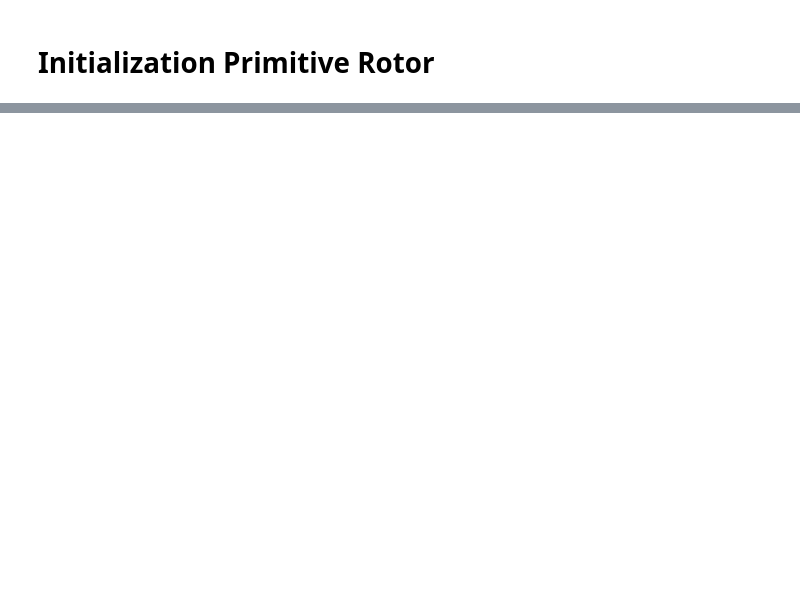
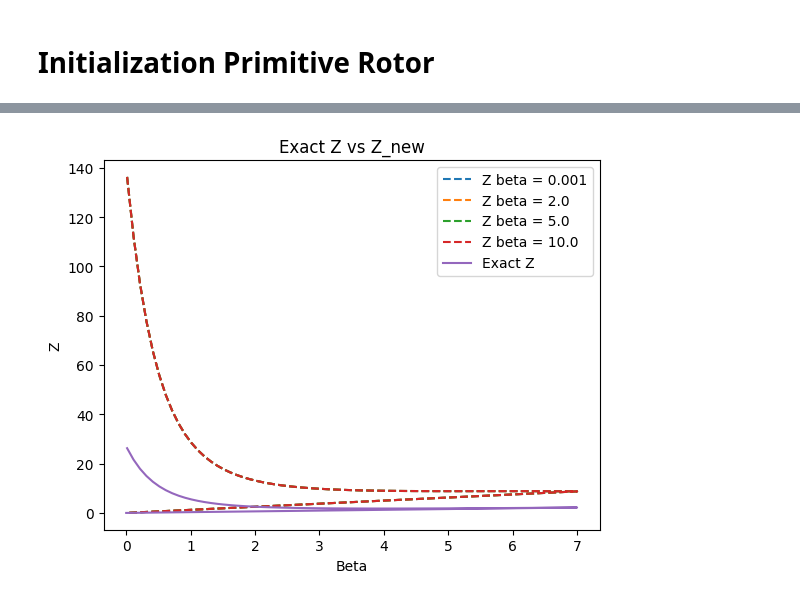
Before and after one commit to Gilfrim/Computational-Analysis-of-Many-Rotor-Systems, a Jupyter notebook: new_TF.ipynb, the cells around one changed output, grey strips where cells are left out. Saved outputs shown, nothing was run; the diff lists cells and outputs as text; code cells hidden in the pictures; blank space fills up the shorter version.

```diff
--- a/new_TF.ipynb
+++ b/new_TF.ipynb
@@ -106,3 +321,14 @@ Exact:  -0.8426081902972462
+# %%
+for beta_idx in range(beta_array.shape[0]):
+    plt.plot(TF_array[0, 0][:y_trimmed.shape[0]][shift_array], val_array[2, 0][:y_trimmed.shape[0]][shift_array], label=f"Z beta = {beta_array[beta_idx]}", linestyle="--")
+plt.plot(TF_array[0, 0][:y_trimmed.shape[0]][shift_array], val_array[1, 0][:y_trimmed.shape[0]][shift_array], label=f"Exact Z")
+plt.title("Exact Z vs Z_new")
+plt.xlabel("Beta")
+plt.ylabel("Z")
+plt.legend()
+plt.show()
+# %% [output]
+[figure, added]
 # %%
 U, vec= bz.thermofield_change_of_basis(K)
 
```
Also changed, not shown: parts of 64 cells of this notebook, 26 other files.
